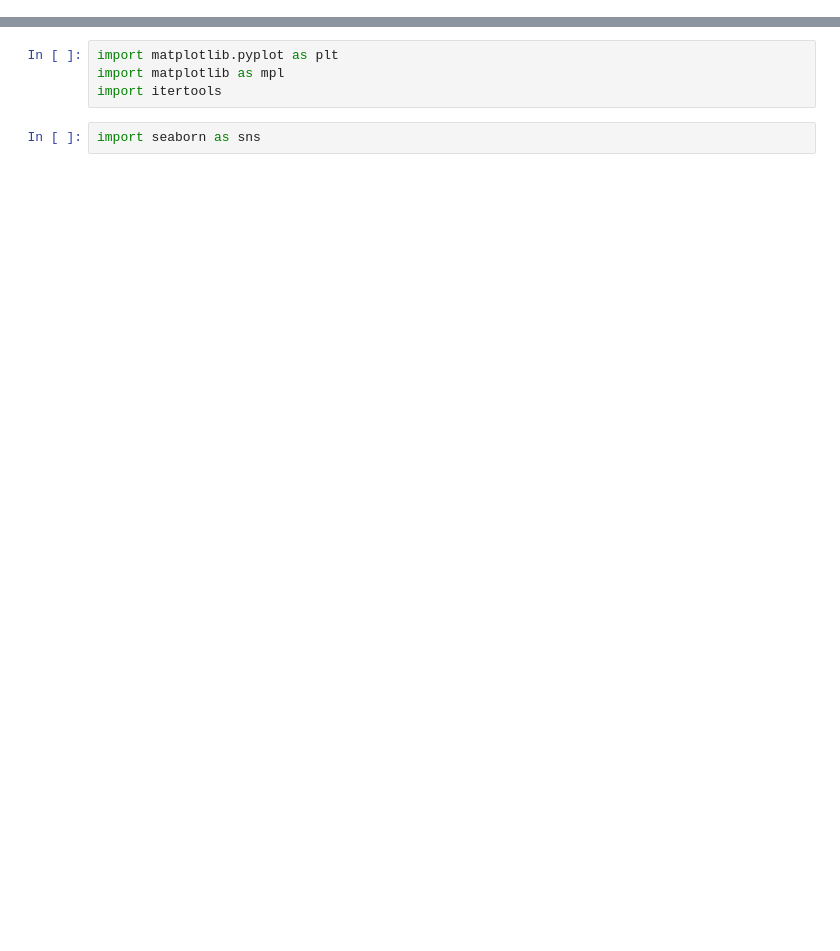
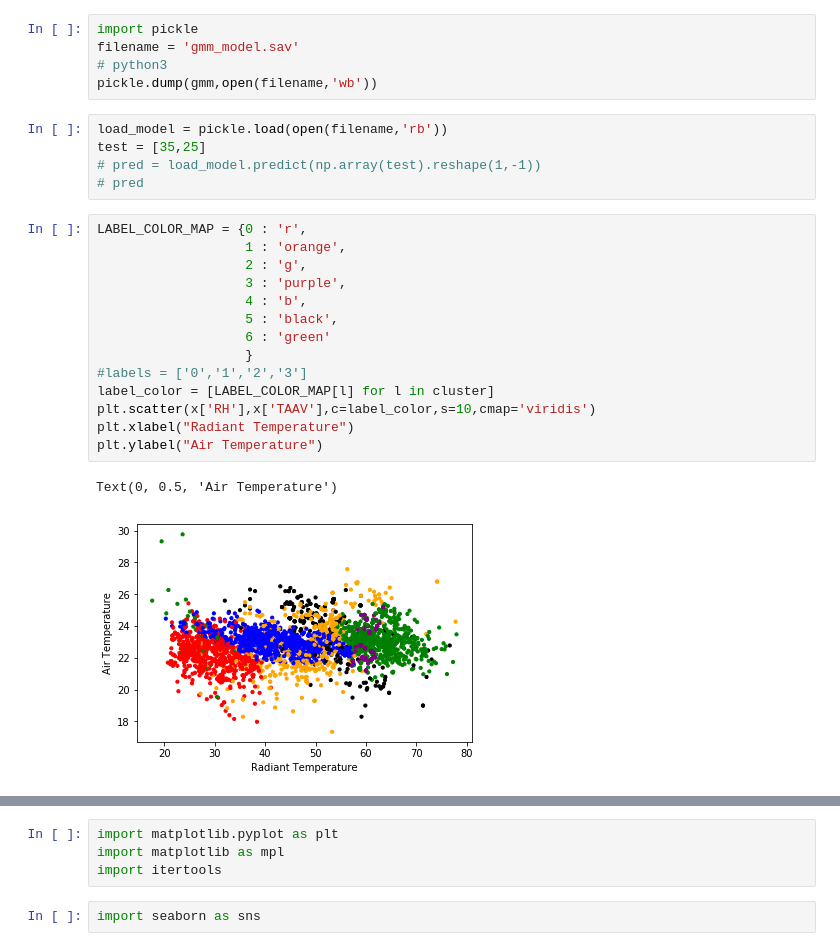
Before and after one commit to lusiliang93/thermal_model_rp884, a Jupyter notebook: cluster.ipynb, the cells around one changed output, grey strips where cells are left out. Drawn from its saved outputs; the diff is of its cells as text; blank space fills up the shorter version.

```diff
--- a/cluster.ipynb
+++ b/cluster.ipynb
@@ -48,0 +85,27 @@ array([0, 1, 2, 3, 4])
+# %%
+import pickle
+filename = 'gmm_model.sav'
+# python3
+pickle.dump(gmm,open(filename,'wb'))
+# %%
+load_model = pickle.load(open(filename,'rb'))
+test = [35,25]
+# pred = load_model.predict(np.array(test).reshape(1,-1))
+# pred
+# %%
+LABEL_COLOR_MAP = {0 : 'r',
+                   1 : 'orange',
+                   2 : 'g',
+                   3 : 'purple',
+                   4 : 'b',
+                   5 : 'black',
+                   6 : 'green'
+                   }
+#labels = ['0','1','2','3']
+label_color = [LABEL_COLOR_MAP[l] for l in cluster]
+plt.scatter(x['RH'],x['TAAV'],c=label_color,s=10,cmap='viridis')
+plt.xlabel("Radiant Temperature")
+plt.ylabel("Air Temperature")
+# %% [output]
+Text(0, 0.5, 'Air Temperature')
+[figure, added]
```
Also changed, not shown: parts of 36 cells of this notebook, 39 other files.
